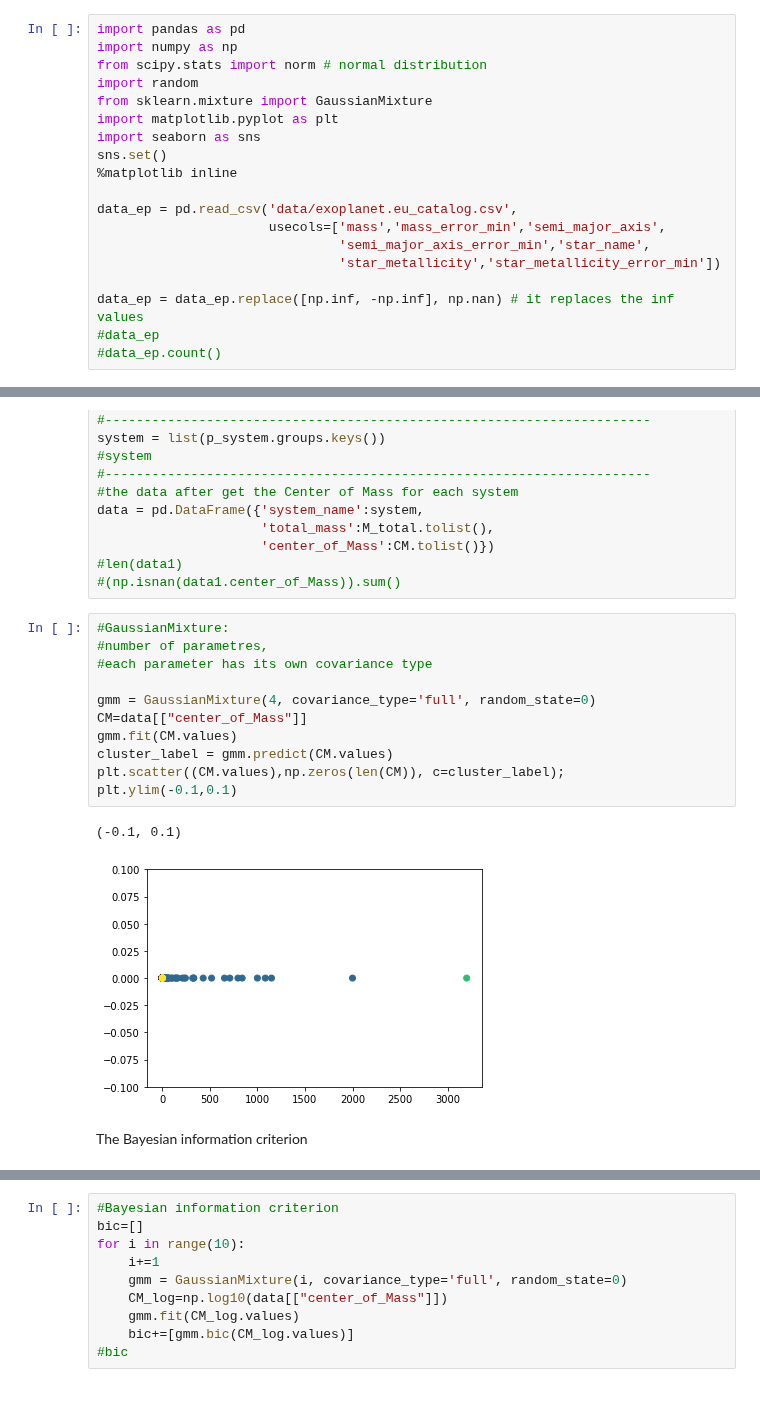
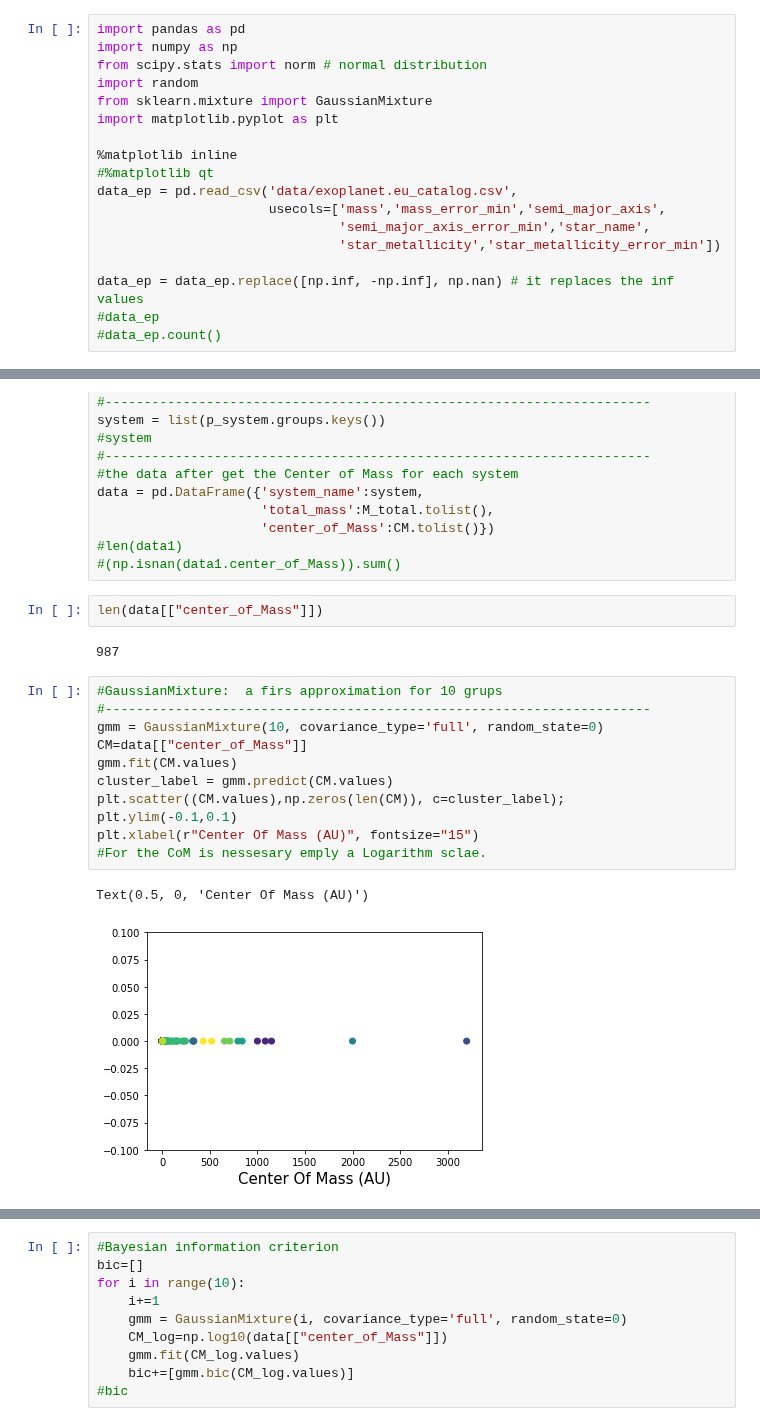
Before and after one commit to fjbautistas/Mixture_Gaussian_CM_of_Planets, a Jupyter notebook: Clasification.ipynb, the cells around one changed output, grey strips where cells are left out. Drawn from its saved outputs; the diff is of its cells as text; blank space fills up the shorter version.

Commit message:
plots

```diff
--- a/Clasification.ipynb
+++ b/Clasification.ipynb
@@ -9,10 +9,9 @@ from scipy.stats import norm # normal distribution
 import random
 from sklearn.mixture import GaussianMixture
 import matplotlib.pyplot as plt
-import seaborn as sns
-sns.set()
+
 %matplotlib inline
-
+#%matplotlib qt
 data_ep = pd.read_csv('data/exoplanet.eu_catalog.csv',
                       usecols=['mass','mass_error_min','semi_major_axis',
                                'semi_major_axis_error_min','star_name',
@@ -92,19 +91,21 @@ data = pd.DataFrame({'system_name':system,
                      'center_of_Mass':CM.tolist()})
 #len(data1)
 #(np.isnan(data1.center_of_Mass)).sum()
+# %%
+len(data[["center_of_Mass"]])
+# %% [output]
+987
 # %%
-#GaussianMixture:
-#number of parametres,
-#each parameter has its own covariance type
-
-gmm = GaussianMixture(4, covariance_type='full', random_state=0)
+#GaussianMixture:  a firs approximation for 10 grups
+#----------------------------------------------------------------------
+gmm = GaussianMixture(10, covariance_type='full', random_state=0)
 CM=data[["center_of_Mass"]]
 gmm.fit(CM.values)
 cluster_label = gmm.predict(CM.values)
 plt.scatter((CM.values),np.zeros(len(CM)), c=cluster_label);
 plt.ylim(-0.1,0.1)
+plt.xlabel(r"Center Of Mass (AU)", fontsize="15")
+#For the CoM is nessesary emply a Logarithm sclae.
 # %% [output]
-(-0.1, 0.1)
+Text(0.5, 0, 'Center Of Mass (AU)')
-[figure, old version]
+[figure, new version]
-# %% [markdown]
-The Bayesian information criterion
```
Also changed, not shown: parts of 22 cells of this notebook.
